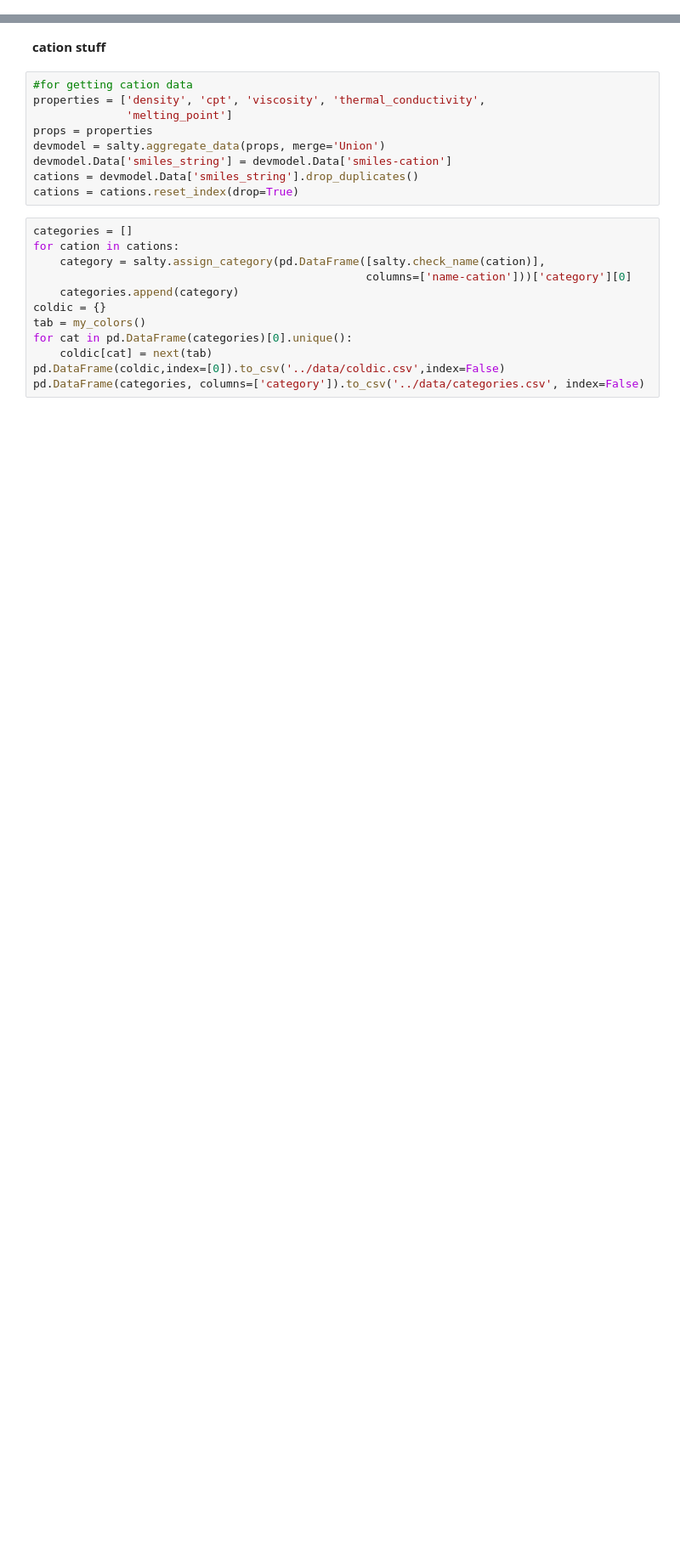
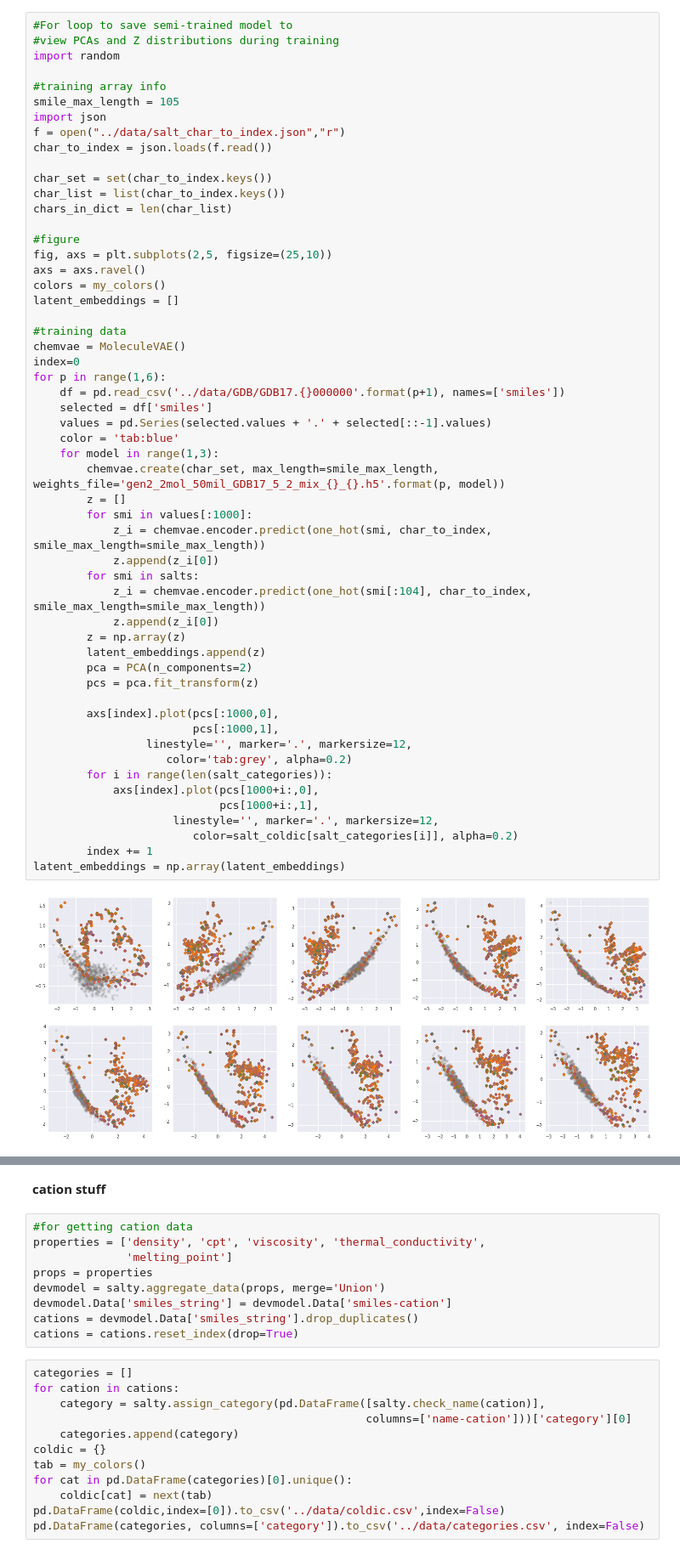
Before and after one commit to cmashraf/generative_learners_salts, a Jupyter notebook: notebooks/5_SI.ipynb, the cells around one changed output, grey strips where cells are left out. Shown at 85% size. Cells and saved outputs as stored; diff of their text form; blank space fills up the shorter version.

```diff
--- a/notebooks/5_SI.ipynb
+++ b/notebooks/5_SI.ipynb
@@ -119,0 +191,56 @@ dfs = [df1, df2, df3, df4, df5]
+# %%
+#For loop to save semi-trained model to
+#view PCAs and Z distributions during training
+import random
+
+#training array info
+smile_max_length = 105
+import json
+f = open("../data/salt_char_to_index.json","r")
+char_to_index = json.loads(f.read())
+
+char_set = set(char_to_index.keys())
+char_list = list(char_to_index.keys())
+chars_in_dict = len(char_list)
+
+#figure
+fig, axs = plt.subplots(2,5, figsize=(25,10))
+axs = axs.ravel()
+colors = my_colors()
+latent_embeddings = []
+
+#training data
+chemvae = MoleculeVAE()
+index=0
+for p in range(1,6):
+    df = pd.read_csv('../data/GDB/GDB17.{}000000'.format(p+1), names=['smiles'])
+    selected = df['smiles']
+    values = pd.Series(selected.values + '.' + selected[::-1].values)
+    color = 'tab:blue'
+    for model in range(1,3):
+        chemvae.create(char_set, max_length=smile_max_length, weights_file='gen2_2mol_50mil_GDB17_5_2_mix_{}_{}.h5'.format(p, model))
+        z = []
+        for smi in values[:1000]:
+            z_i = chemvae.encoder.predict(one_hot(smi, char_to_index, smile_max_length=smile_max_length))
+            z.append(z_i[0])
+        for smi in salts:
+            z_i = chemvae.encoder.predict(one_hot(smi[:104], char_to_index, smile_max_length=smile_max_length))
+            z.append(z_i[0])
+        z = np.array(z)
+        latent_embeddings.append(z)
+        pca = PCA(n_components=2)
+        pcs = pca.fit_transform(z)
+
+        axs[index].plot(pcs[:1000,0],
+                        pcs[:1000,1],
+                 linestyle='', marker='.', markersize=12,
+                    color='tab:grey', alpha=0.2)
+        for i in range(len(salt_categories)):
+            axs[index].plot(pcs[1000+i:,0],
+                            pcs[1000+i:,1],
+                     linestyle='', marker='.', markersize=12,
+                        color=salt_coldic[salt_categories[i]], alpha=0.2)
+        index += 1
+latent_embeddings = np.array(latent_embeddings)
+# %% [output]
+[figure, added]
```
Also changed, not shown: parts of 13 cells of this notebook, 19 other files.
